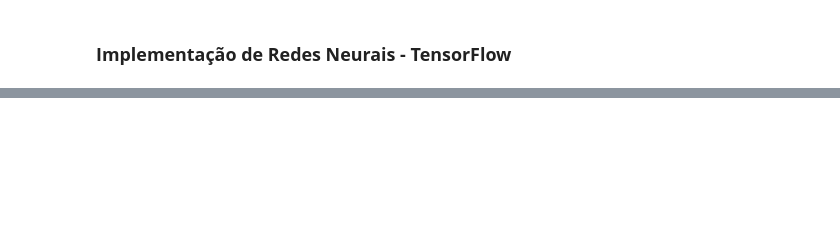
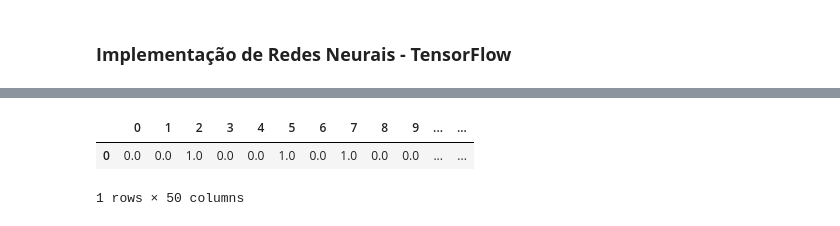
Before and after one commit to AlexLeop/ML_Recursos_Humanos, a Jupyter notebook: Departamento_Recursos_Humanos.ipynb, the cells around one changed output, grey strips where cells are left out. Cells and saved outputs as stored; diff of their text form; code cells hidden in the pictures; blank space fills up the shorter version.

```diff
--- a/Departamento_Recursos_Humanos.ipynb
+++ b/Departamento_Recursos_Humanos.ipynb
@@ -474,0 +398,6 @@ sns.boxplot(x='MonthlyIncome', y='JobRole', data=dado_novo);
+# %%
+"""Separando atributos numericos de X_numerico_novo"""
+
+X_numerico_novo = X_novo.select_dtypes(include=['int64'])
+X_numerico_novo.drop(['Attrition'], axis=1, inplace=True)
+X_numerico_novo
@@ -474,0 +412,9 @@ sns.boxplot(x='MonthlyIncome', y='JobRole', data=dado_novo);
+# %%
+"""Concatenando atributos numericos e categóricos"""
+
+X_all_novo = pd.concat([X_cat_novo, X_numerico_novo], axis=1)
+X_all_novo
+# %% [output]
+|  | 0 | 1 | 2 | 3 | 4 | 5 | 6 | 7 | 8 | 9 | ... | ... |
+| 0 | 0.0 | 0.0 | 1.0 | 0.0 | 0.0 | 1.0 | 0.0 | 1.0 | 0.0 | 0.0 | ... | ... |
+1 rows × 50 columns
```
Also changed, not shown: parts of 30 cells of this notebook.
